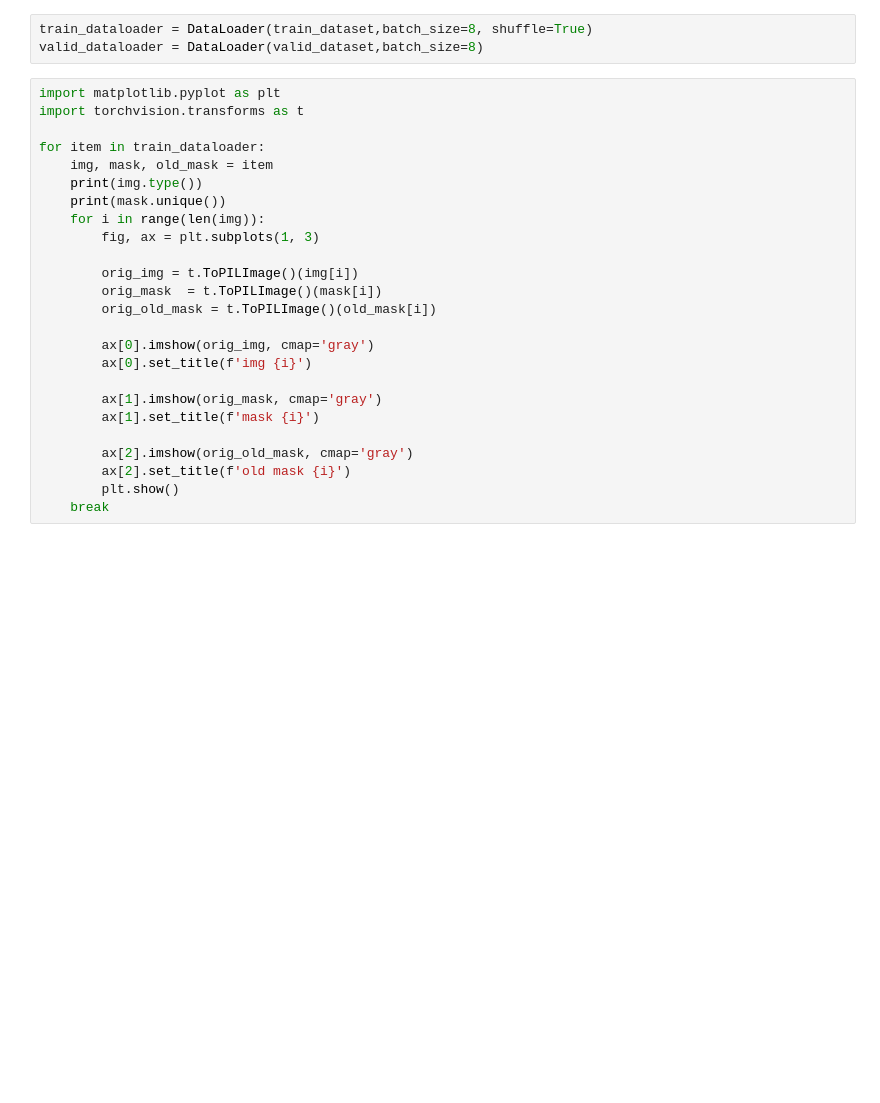
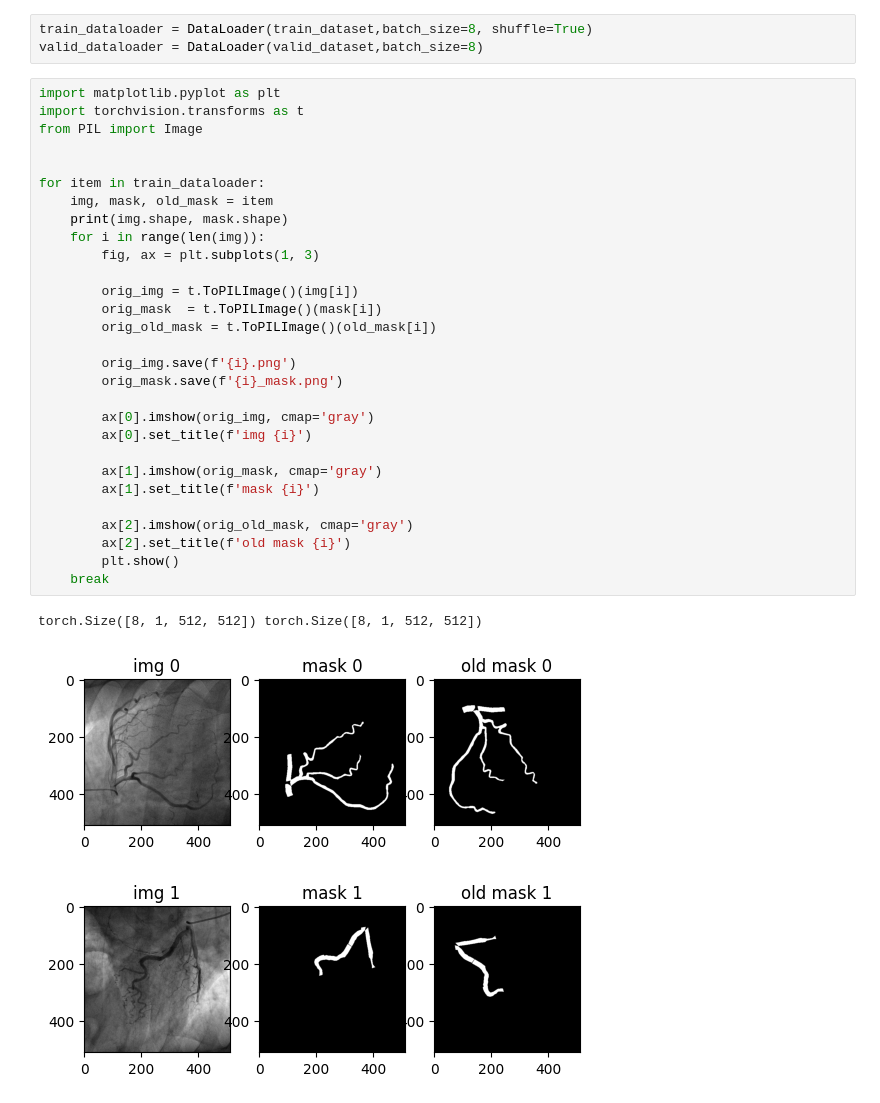
Before and after one commit to outsider8946/VCD, a Jupyter notebook: notebooks/training.ipynb, the cells around one changed output. Saved outputs shown, nothing was run; the diff lists cells and outputs as text; blank space fills up the shorter version.

```diff
--- a/notebooks/training.ipynb
+++ b/notebooks/training.ipynb
@@ -95,25 +116,33 @@ valid_dataloader = DataLoader(valid_dataset,batch_size=8)
 # %%
 import matplotlib.pyplot as plt
 import torchvision.transforms as t
+from PIL import Image
+
 
 for item in train_dataloader:
     img, mask, old_mask = item
-    print(img.type())
-    print(mask.unique())
+    print(img.shape, mask.shape)
     for i in range(len(img)):
         fig, ax = plt.subplots(1, 3)
 
         orig_img = t.ToPILImage()(img[i])
         orig_mask  = t.ToPILImage()(mask[i])
         orig_old_mask = t.ToPILImage()(old_mask[i])
+
+        orig_img.save(f'{i}.png')
+        orig_mask.save(f'{i}_mask.png')
 
         ax[0].imshow(orig_img, cmap='gray')
         ax[0].set_title(f'img {i}')
 
         ax[1].imshow(orig_mask, cmap='gray')
         ax[1].set_title(f'mask {i}')
 
         ax[2].imshow(orig_old_mask, cmap='gray')
         ax[2].set_title(f'old mask {i}')
         plt.show()
     break
+# %% [output]
+torch.Size([8, 1, 512, 512]) torch.Size([8, 1, 512, 512])
+[figure, added]
+[figure, added]
```
Also changed, not shown: parts of 20 cells of this notebook, 3 other files.
